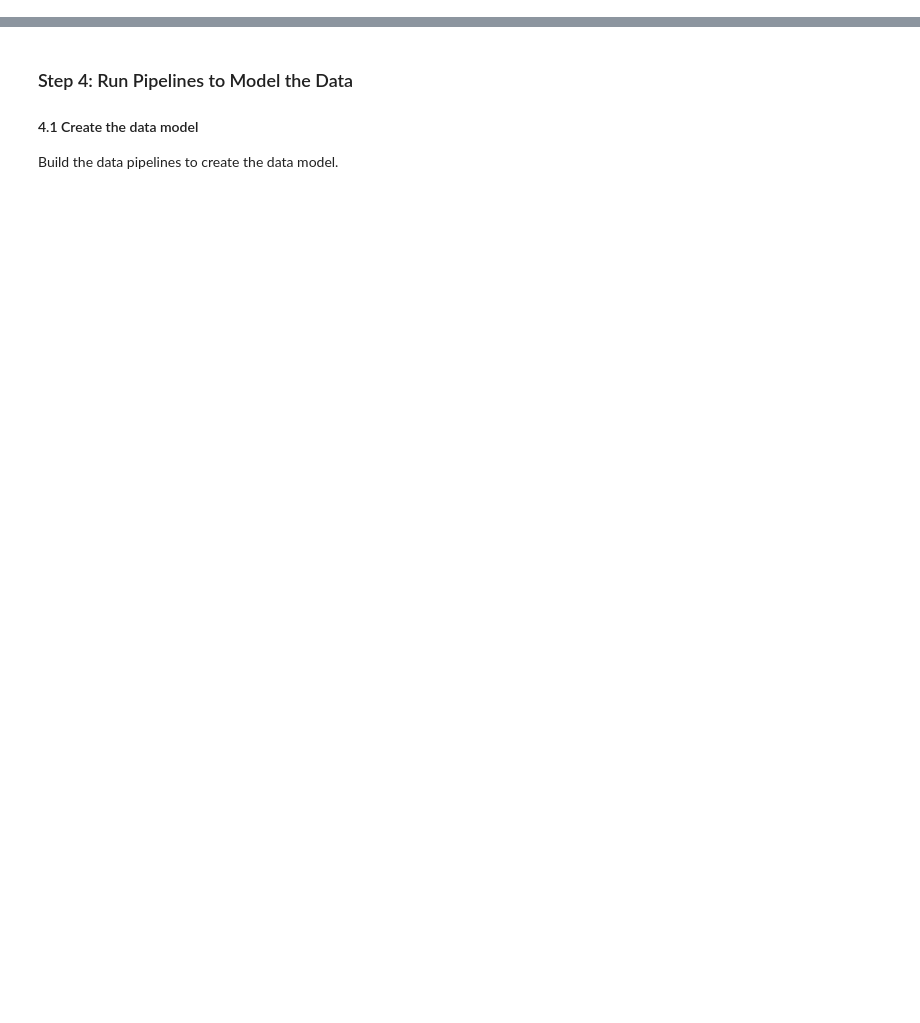
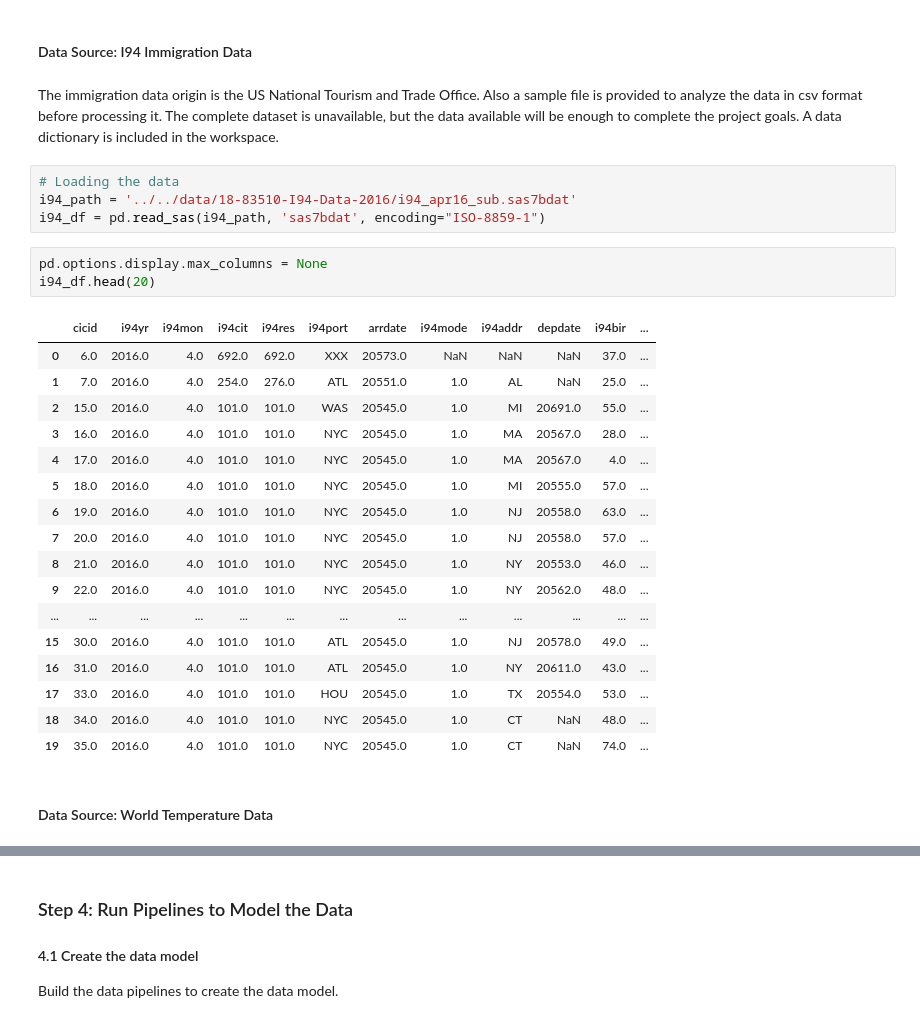
Before and after one commit to GooseCoder/DEND-CapstoneProject, a Jupyter notebook: capstone-project.ipynb, the cells around one changed output, grey strips where cells are left out. Cells and saved outputs as stored; diff of their text form; blank space fills up the shorter version.

```diff
--- a/capstone-project.ipynb
+++ b/capstone-project.ipynb
@@ -63,0 +25,31 @@ List the steps necessary to pipeline the data into the chosen data model
+# %% [markdown]
+#### Data Source: I94 Immigration Data
+# %% [markdown]
+The immigration data origin is the US National Tourism and Trade Office. Also a  sample file is provided to analyze the data in csv format before processing it. The complete dataset is unavailable, but the data available will be enough to complete the project goals. A data dictionary is included in the workspace.
+# %%
+# Loading the data
+i94_path = '../../data/18-83510-I94-Data-2016/i94_apr16_sub.sas7bdat'
+i94_df = pd.read_sas(i94_path, 'sas7bdat', encoding="ISO-8859-1")
+# %%
+pd.options.display.max_columns = None
+i94_df.head(20)
+# %% [output]
+|  | cicid | i94yr | i94mon | i94cit | i94res | i94port | arrdate | i94mode | i94addr | depdate | i94bir | ... |
+| 0 | 6.0 | 2016.0 | 4.0 | 692.0 | 692.0 | XXX | 20573.0 | NaN | NaN | NaN | 37.0 | ... |
+| 1 | 7.0 | 2016.0 | 4.0 | 254.0 | 276.0 | ATL | 20551.0 | 1.0 | AL | NaN | 25.0 | ... |
+| 2 | 15.0 | 2016.0 | 4.0 | 101.0 | 101.0 | WAS | 20545.0 | 1.0 | MI | 20691.0 | 55.0 | ... |
+| 3 | 16.0 | 2016.0 | 4.0 | 101.0 | 101.0 | NYC | 20545.0 | 1.0 | MA | 20567.0 | 28.0 | ... |
+| 4 | 17.0 | 2016.0 | 4.0 | 101.0 | 101.0 | NYC | 20545.0 | 1.0 | MA | 20567.0 | 4.0 | ... |
+| 5 | 18.0 | 2016.0 | 4.0 | 101.0 | 101.0 | NYC | 20545.0 | 1.0 | MI | 20555.0 | 57.0 | ... |
+| 6 | 19.0 | 2016.0 | 4.0 | 101.0 | 101.0 | NYC | 20545.0 | 1.0 | NJ | 20558.0 | 63.0 | ... |
+| 7 | 20.0 | 2016.0 | 4.0 | 101.0 | 101.0 | NYC | 20545.0 | 1.0 | NJ | 20558.0 | 57.0 | ... |
+| 8 | 21.0 | 2016.0 | 4.0 | 101.0 | 101.0 | NYC | 20545.0 | 1.0 | NY | 20553.0 | 46.0 | ... |
+| 9 | 22.0 | 2016.0 | 4.0 | 101.0 | 101.0 | NYC | 20545.0 | 1.0 | NY | 20562.0 | 48.0 | ... |
+| ... | ... | ... | ... | ... | ... | ... | ... | ... | ... | ... | ... | ... |
+| 15 | 30.0 | 2016.0 | 4.0 | 101.0 | 101.0 | ATL | 20545.0 | 1.0 | NJ | 20578.0 | 49.0 | ... |
+| 16 | 31.0 | 2016.0 | 4.0 | 101.0 | 101.0 | ATL | 20545.0 | 1.0 | NY | 20611.0 | 43.0 | ... |
+| 17 | 33.0 | 2016.0 | 4.0 | 101.0 | 101.0 | HOU | 20545.0 | 1.0 | TX | 20554.0 | 53.0 | ... |
+| 18 | 34.0 | 2016.0 | 4.0 | 101.0 | 101.0 | NYC | 20545.0 | 1.0 | CT | NaN | 48.0 | ... |
+| 19 | 35.0 | 2016.0 | 4.0 | 101.0 | 101.0 | NYC | 20545.0 | 1.0 | CT | NaN | 74.0 | ... |
+# %% [markdown]
+#### Data Source: World Temperature Data
```
Also changed, not shown: parts of 52 cells of this notebook, 3 other files.
